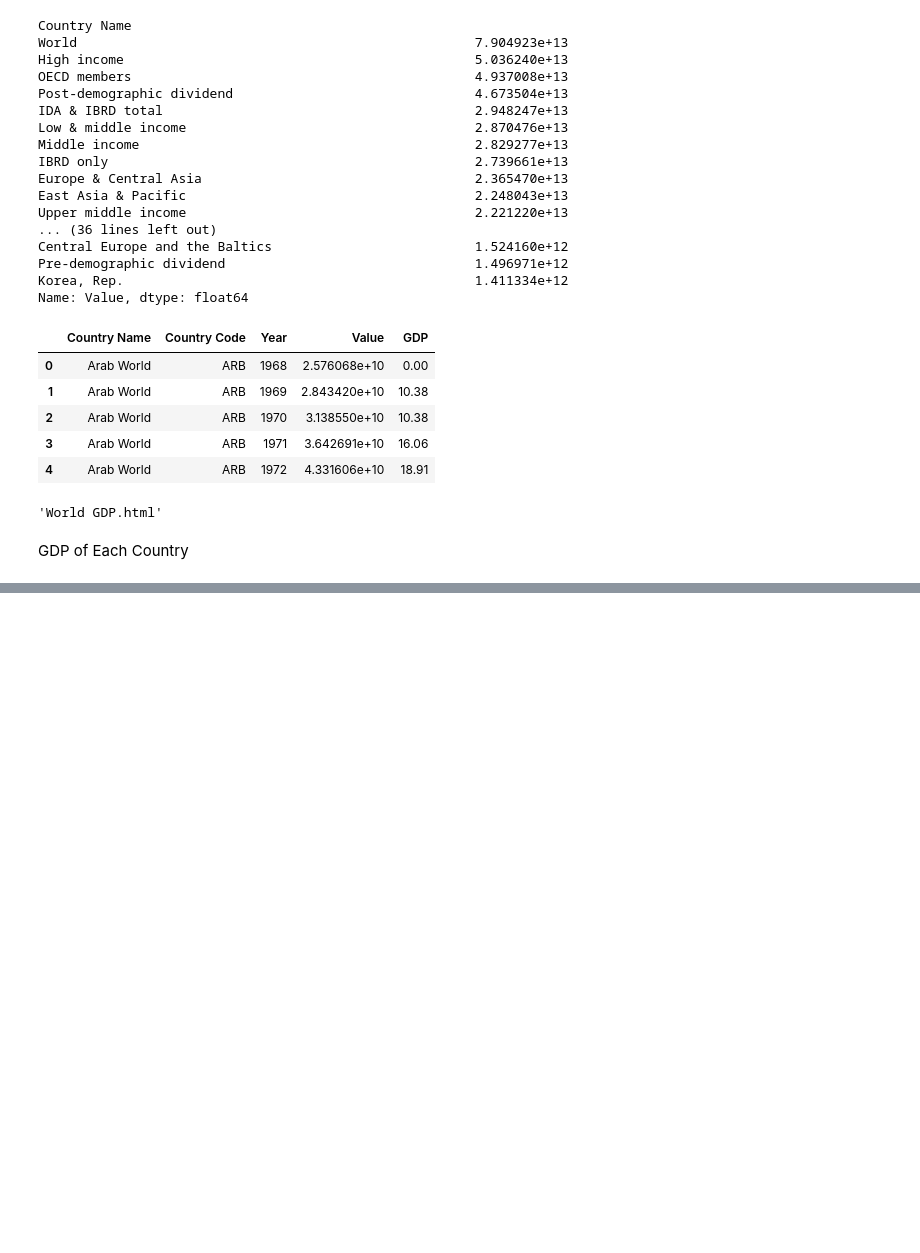
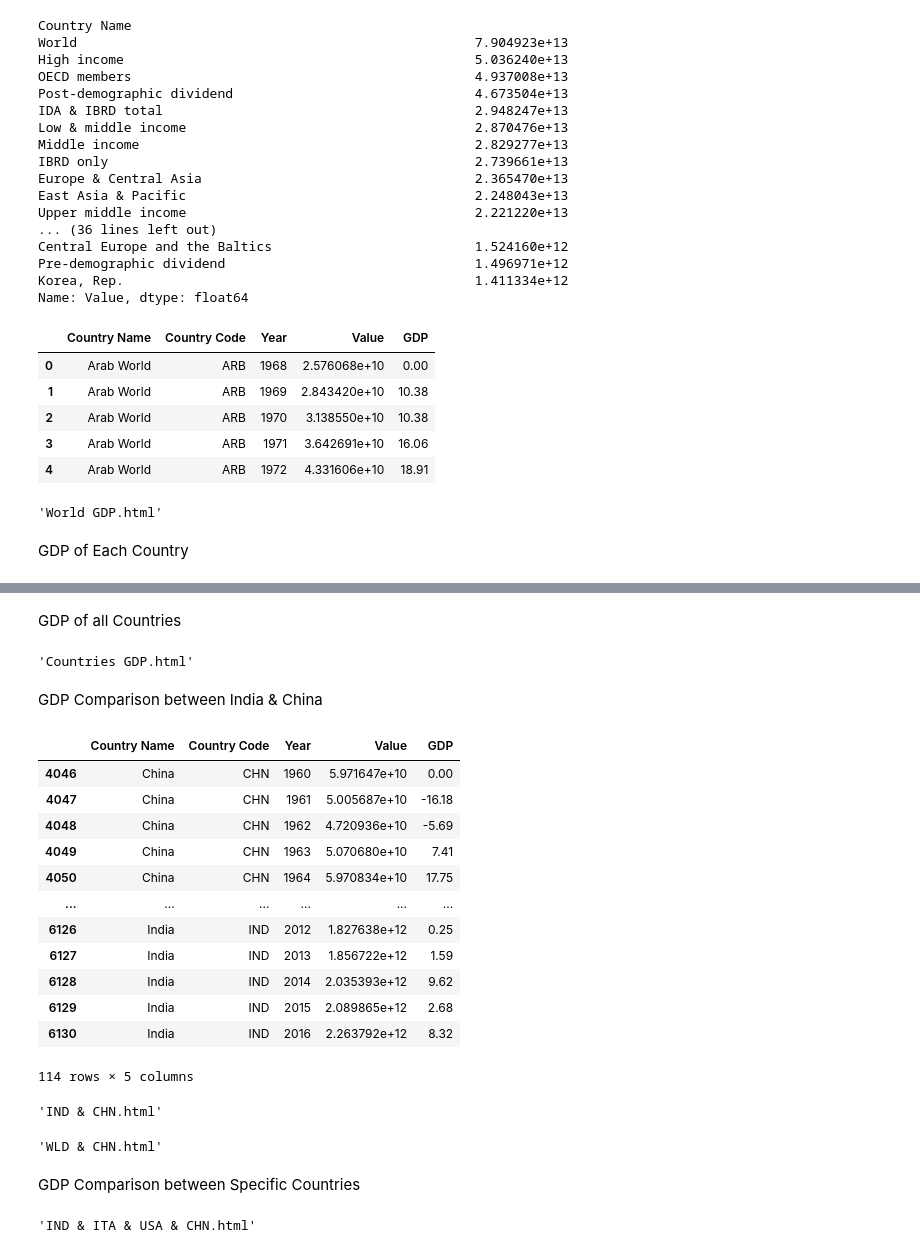
Before and after one commit to sankalp250/GDP-Analysis, a Jupyter notebook: EDA_selfanalysis.ipynb, the cells around one changed output, grey strips where cells are left out. Drawn from its saved outputs; the diff is of its cells as text; code cells hidden in the pictures; blank space fills up the shorter version.

```diff
--- a/EDA_selfanalysis.ipynb
+++ b/EDA_selfanalysis.ipynb
@@ -169,0 +180,49 @@ for country_name in df['Country Name'].unique():
+# %% [markdown]
+GDP of all Countries
+# %%
+fig = px.line(df, x = 'Year', y = 'Value', title = 'GDP Analysis of All Countries', color = 'Country Name')
+
+pyo.plot(fig, filename = 'Countries GDP.html')
+# %% [output]
+'Countries GDP.html'
+# %% [markdown]
+GDP Comparison between India & China
+# %%
+c1 = df[df['Country Name'] == 'China']
+c2 = df[df['Country Name'] == 'India']
+# %%
+df_pr = pd.concat([c1,c2],axis = 0 )
+df_pr
+# %% [output]
+|  | Country Name | Country Code | Year | Value | GDP |
+| 4046 | China | CHN | 1960 | 5.971647e+10 | 0.00 |
+| 4047 | China | CHN | 1961 | 5.005687e+10 | -16.18 |
+| 4048 | China | CHN | 1962 | 4.720936e+10 | -5.69 |
+| 4049 | China | CHN | 1963 | 5.070680e+10 | 7.41 |
+| 4050 | China | CHN | 1964 | 5.970834e+10 | 17.75 |
+| ... | ... | ... | ... | ... | ... |
+| 6126 | India | IND | 2012 | 1.827638e+12 | 0.25 |
+| 6127 | India | IND | 2013 | 1.856722e+12 | 1.59 |
+| 6128 | India | IND | 2014 | 2.035393e+12 | 9.62 |
+| 6129 | India | IND | 2015 | 2.089865e+12 | 2.68 |
+| 6130 | India | IND | 2016 | 2.263792e+12 | 8.32 |
+114 rows × 5 columns
+# %%
+fig = px.line(df_pr, x = 'Year', y = 'Value', title = 'GDP Comparison | India & China', color = 'Country Name')
+
+pyo.plot(fig, filename = 'IND & CHN.html')
+# %% [output]
+'IND & CHN.html'
+# %%
+c1 = df[df['Country Name'] == 'China']
+c2 = df[df['Country Name'] == 'World']
+
+df_pr = pd.concat([c1,c2],axis = 0)
+
+fig = px.line(df_pr, x = 'Year', y = 'Value', title = 'GDP Comparison | World & China', color = 'Country Name')
+
+pyo.plot(fig, filename = 'WLD & CHN.html')
+# %% [output]
+'WLD & CHN.html'
+# %% [markdown]
+GDP Comparison between Specific Countries
@@ -169,0 +237,6 @@ for country_name in df['Country Name'].unique():
+# %%
+fig = px.line(df_pr, x = 'Year', y = 'Value', title = 'GDP Comparison - ' + '|'.join(lst), color = 'Country Name')
+
+pyo.plot(fig, filename = ' & '.join(lst) + '.html')
+# %% [output]
+'IND & ITA & USA & CHN.html'
```
Also changed, not shown: parts of 13 cells of this notebook.
